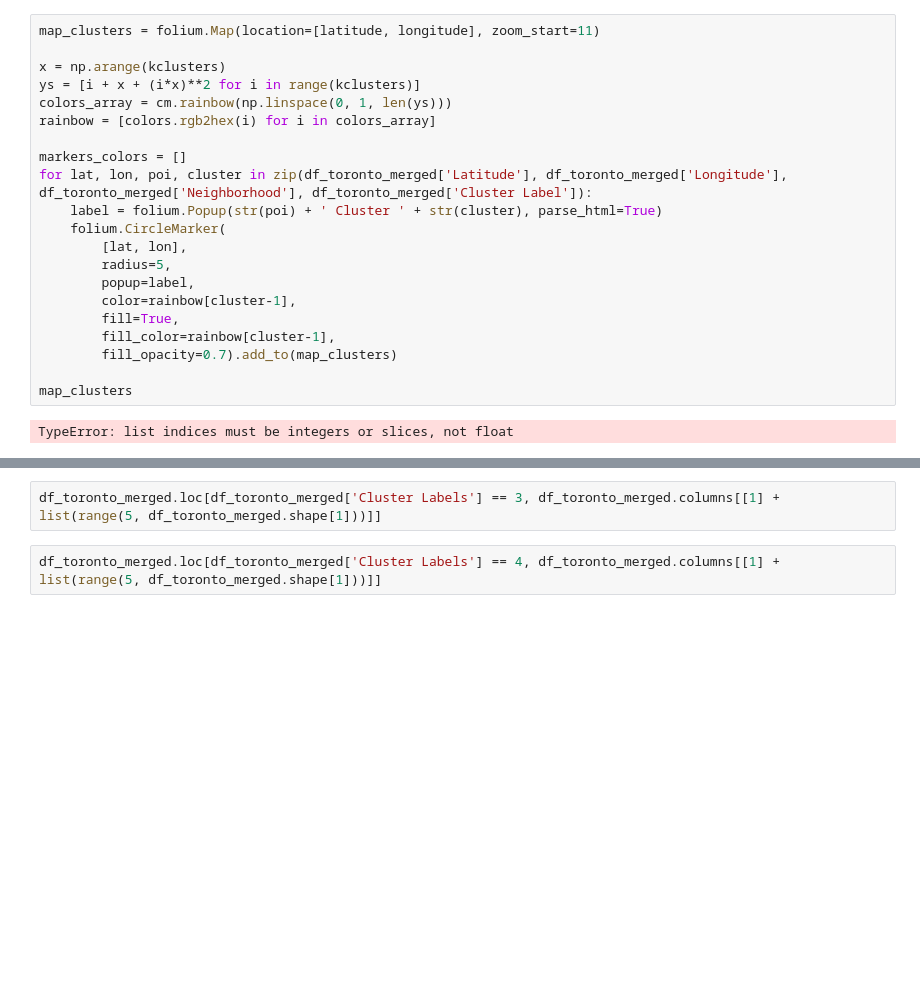
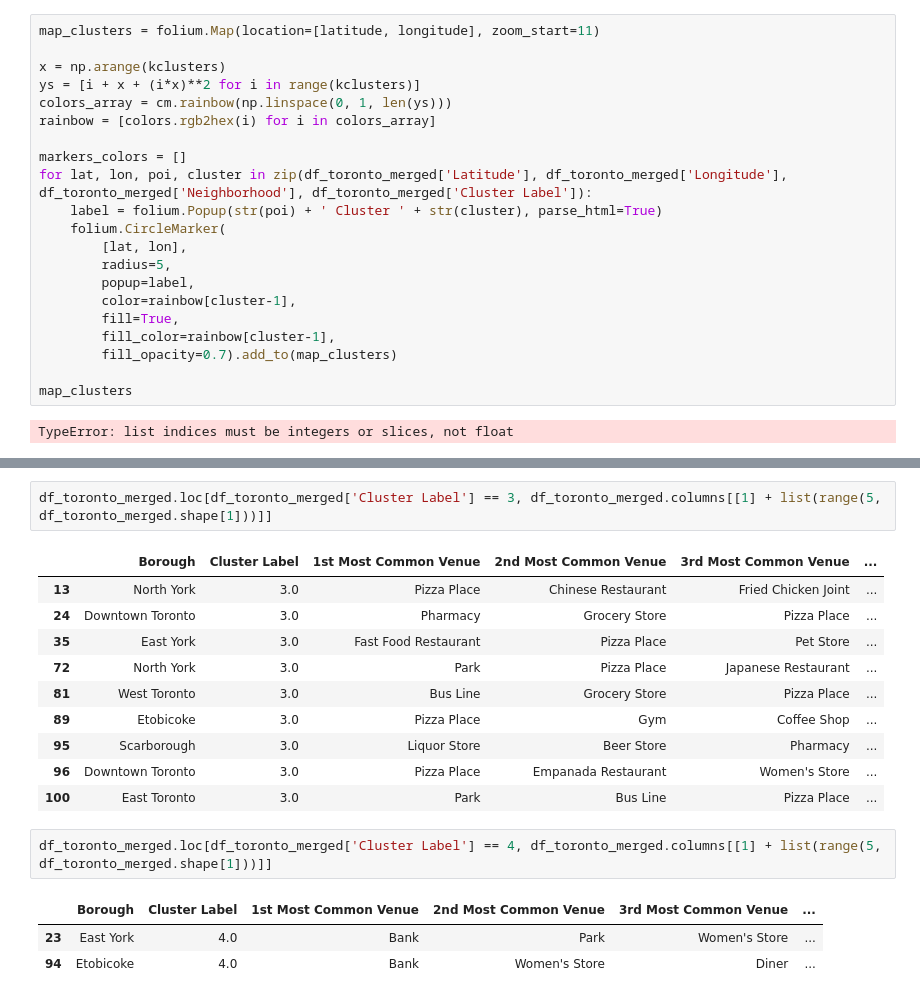
Before and after one commit to gastonslup/Coursera_Capstone, a Jupyter notebook: Gaston Slupski - Capstone - week 2.ipynb, the cells around one changed output, grey strips where cells are left out. Cells and saved outputs as stored; diff of their text form; blank space fills up the shorter version.

```diff
--- a/Gaston Slupski - Capstone - week 2.ipynb
+++ b/Gaston Slupski - Capstone - week 2.ipynb
@@ -414,4 +438,19 @@ df_toronto_merged.loc[df_toronto_merged['Cluster Labels'] == 2, df_toronto_merge
 # %%
-df_toronto_merged.loc[df_toronto_merged['Cluster Labels'] == 3, df_toronto_merged.columns[[1] + list(range(5, df_toronto_merged.shape[1]))]]
+df_toronto_merged.loc[df_toronto_merged['Cluster Label'] == 3, df_toronto_merged.columns[[1] + list(range(5, df_toronto_merged.shape[1]))]]
+# %% [output]
+|  | Borough | Cluster Label | 1st Most Common Venue | 2nd Most Common Venue | 3rd Most Common Venue | ... |
+| 13 | North York | 3.0 | Pizza Place | Chinese Restaurant | Fried Chicken Joint | ... |
+| 24 | Downtown Toronto | 3.0 | Pharmacy | Grocery Store | Pizza Place | ... |
+| 35 | East York | 3.0 | Fast Food Restaurant | Pizza Place | Pet Store | ... |
+| 72 | North York | 3.0 | Park | Pizza Place | Japanese Restaurant | ... |
+| 81 | West Toronto | 3.0 | Bus Line | Grocery Store | Pizza Place | ... |
+| 89 | Etobicoke | 3.0 | Pizza Place | Gym | Coffee Shop | ... |
+| 95 | Scarborough | 3.0 | Liquor Store | Beer Store | Pharmacy | ... |
+| 96 | Downtown Toronto | 3.0 | Pizza Place | Empanada Restaurant | Women's Store | ... |
+| 100 | East Toronto | 3.0 | Park | Bus Line | Pizza Place | ... |
 # %%
-df_toronto_merged.loc[df_toronto_merged['Cluster Labels'] == 4, df_toronto_merged.columns[[1] + list(range(5, df_toronto_merged.shape[1]))]]
+df_toronto_merged.loc[df_toronto_merged['Cluster Label'] == 4, df_toronto_merged.columns[[1] + list(range(5, df_toronto_merged.shape[1]))]]
+# %% [output]
+|  | Borough | Cluster Label | 1st Most Common Venue | 2nd Most Common Venue | 3rd Most Common Venue | ... |
+| 23 | East York | 4.0 | Bank | Park | Women's Store | ... |
+| 94 | Etobicoke | 4.0 | Bank | Women's Store | Diner | ... |
```
Also changed, not shown: parts of 19 cells of this notebook.
